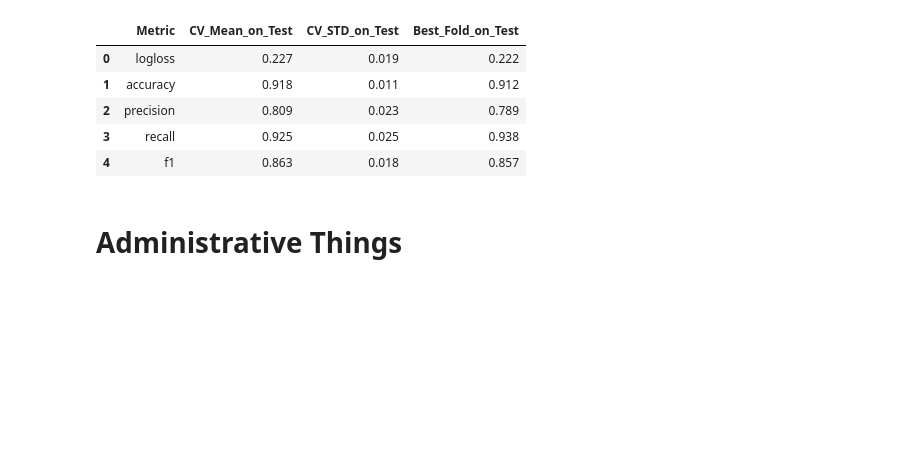
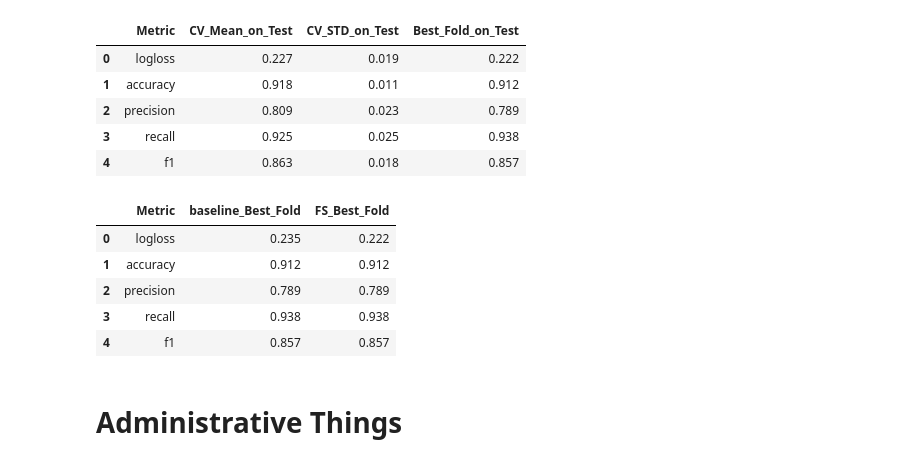
Before and after one commit to Haimzis/KaggleBreastCancerDetection, a Jupyter notebook: pipeline.ipynb, the cells around one changed output. Saved outputs shown, nothing was run; the diff lists cells and outputs as text; code cells hidden in the pictures; blank space fills up the shorter version.

Commit message:
compare-models-added

```diff
--- a/pipeline.ipynb
+++ b/pipeline.ipynb
@@ -716,6 +716,19 @@ baseline_metrics
 | 4 | f1 | 0.863 | 0.025 | 0.857 |
 # %% [markdown]
 # Feature Engineering
+# %%
+def compare_models(dfs, names):
+    modified_dfs = []
+
+    for df, name in zip(dfs, names):
+        renamed_df = df.rename(columns={"Best_Fold_on_Test": f"{name}_Best_Fold"})
+        modified_dfs.append(renamed_df)
+
+    comparison_df = modified_dfs[0]
+    for mod_df in modified_dfs[1:]:
+        comparison_df = pd.merge(comparison_df, mod_df, on='Metric')
+
+    return comparison_df
 # %% [markdown]
 ## Feature Selection
 # %%
@@ -740,6 +753,17 @@ fs_metrics
 | 2 | precision | 0.809 | 0.023 | 0.789 |
 | 3 | recall | 0.925 | 0.025 | 0.938 |
 | 4 | f1 | 0.863 | 0.018 | 0.857 |
+# %%
+compare_models([baseline_metrics[['Metric', 'Best_Fold_on_Test']],
+                fs_metrics[['Metric', 'Best_Fold_on_Test']]],
+                ['baseline', 'FS'])
+# %% [output]
+|  | Metric | baseline_Best_Fold | FS_Best_Fold |
+| 0 | logloss | 0.235 | 0.222 |
+| 1 | accuracy | 0.912 | 0.912 |
+| 2 | precision | 0.789 | 0.789 |
+| 3 | recall | 0.938 | 0.938 |
+| 4 | f1 | 0.857 | 0.857 |
 # %% [markdown]
 # Administrative Things
 # %% [markdown]
```
